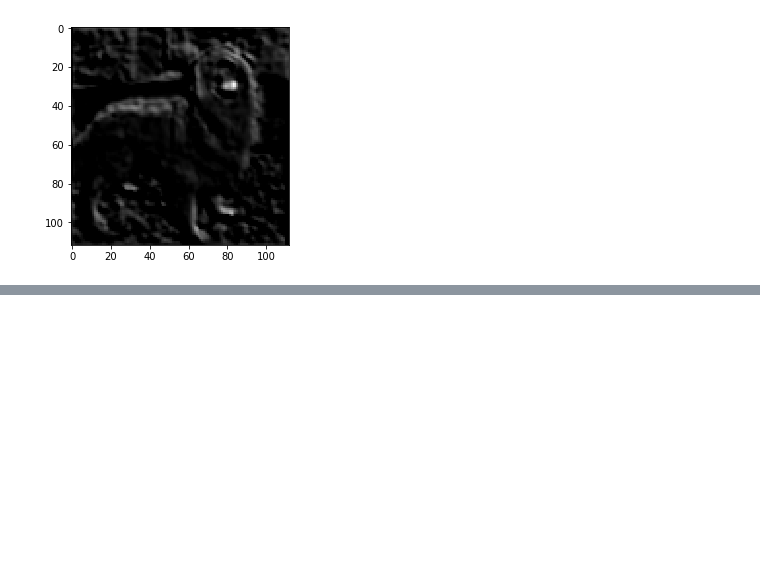
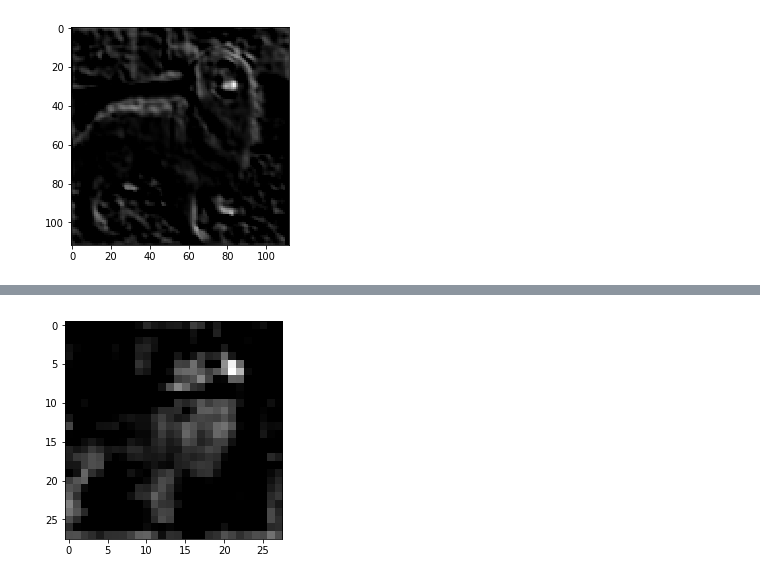
Before and after one commit to JGuillaumin/style-transfer-workshop, a Jupyter notebook: 1.0_VGG_exploration.ipynb, the cells around one changed output, grey strips where cells are left out. Drawn from its saved outputs; the diff is of its cells as text; code cells hidden in the pictures; blank space fills up the shorter version.

```diff
--- a/1.0_VGG_exploration.ipynb
+++ b/1.0_VGG_exploration.ipynb
@@ -28,5 +31,5 @@ tf.gfile.MakeDirs(LOG_DIR)
 # %%
-MODEL_WEIGHTS = 'vgg/vgg16.npy'
+MODEL_WEIGHTS = 'data/VGG/vgg16.npy'
 # %%
 config = tf.ConfigProto()
 config.gpu_options.allow_growth=True
@@ -76,3 +94,7 @@ plt.imshow(fmaps_conv2_2[0,:,:,0],cmap='gray')
 utils.get_activations(sess, model, 'conv4_3', fmap=-1, nb_col=6)
 # %% [output]
 [figure]
+# %%
+utils.get_activations(sess, model, 'conv4_1', fmap=38, nb_col=6)
+# %% [output]
+[figure, added]
```
Also changed, not shown: parts of 14 cells of this notebook, 6 other files.
